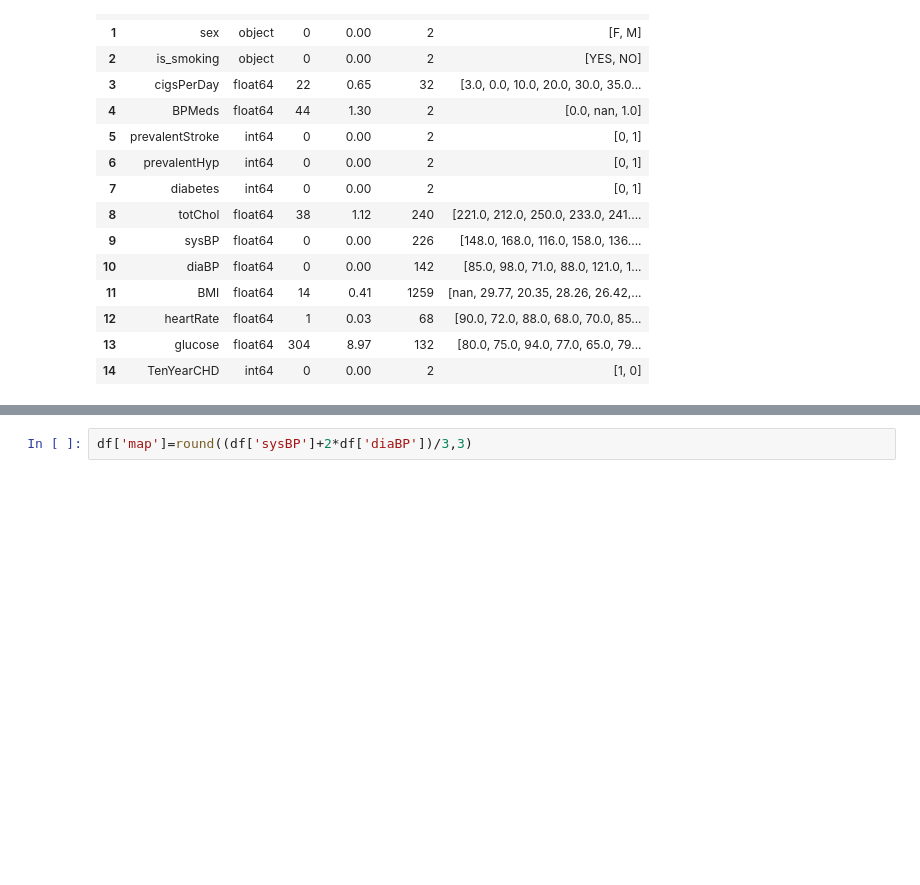
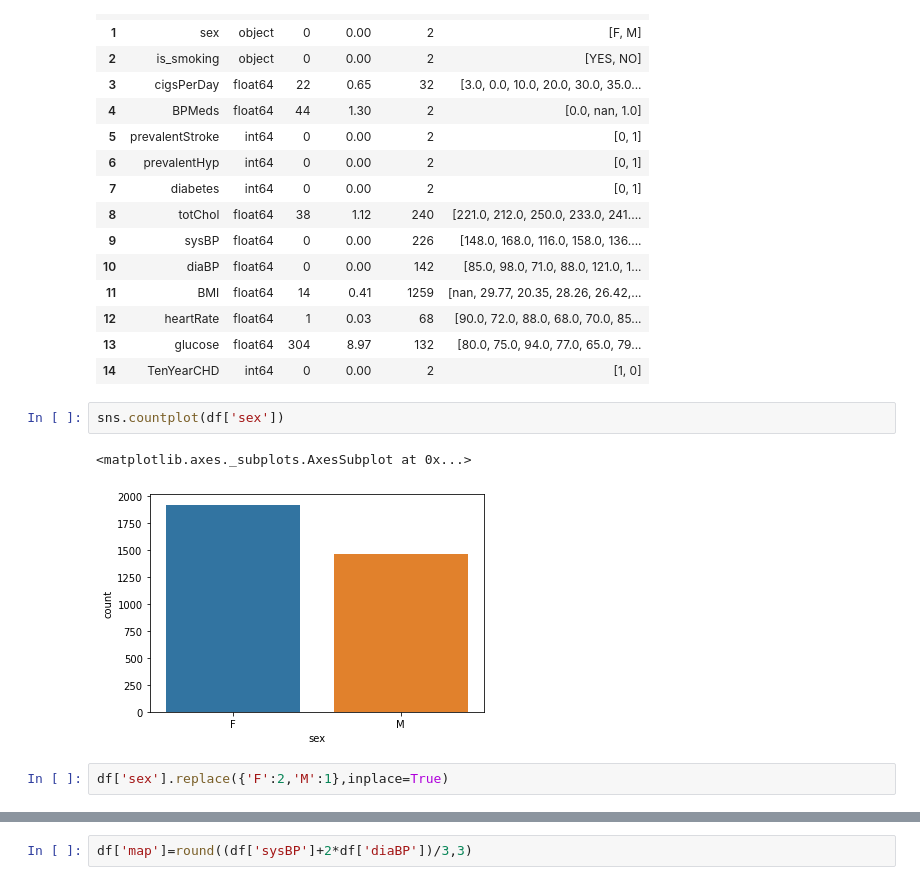
Before and after one commit to niteshavagabond/Cardiovascular-Risk-Prediction, a Jupyter notebook: Cardiovascular_Risk_Prediction.ipynb, the cells around one changed output, grey strips where cells are left out. Drawn from its saved outputs; the diff is of its cells as text; blank space fills up the shorter version.

```diff
--- a/Cardiovascular_Risk_Prediction.ipynb
+++ b/Cardiovascular_Risk_Prediction.ipynb
@@ -143,3 +144,10 @@ df_columns
 | 12 | heartRate | float64 | 1 | 0.03 | 68 | [90.0, 72.0, 88.0, 68.0, 70.0, 85... |
 | 13 | glucose | float64 | 304 | 8.97 | 132 | [80.0, 75.0, 94.0, 77.0, 65.0, 79... |
 | 14 | TenYearCHD | int64 | 0 | 0.00 | 2 | [1, 0] |
+# %%
+sns.countplot(df['sex'])
+# %% [output]
+<matplotlib.axes._subplots.AxesSubplot at 0x...>
+[figure, added]
+# %%
+df['sex'].replace({'F':2,'M':1},inplace=True)
```
Also changed, not shown: parts of 24 cells of this notebook.
